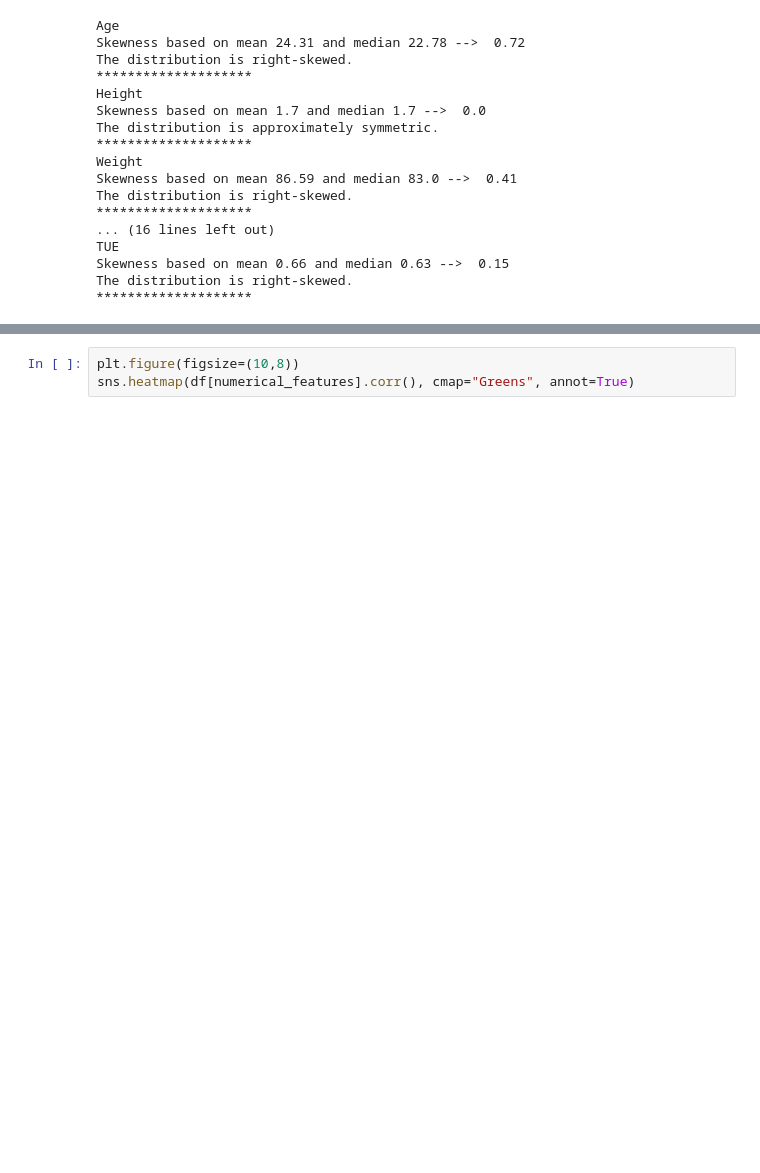
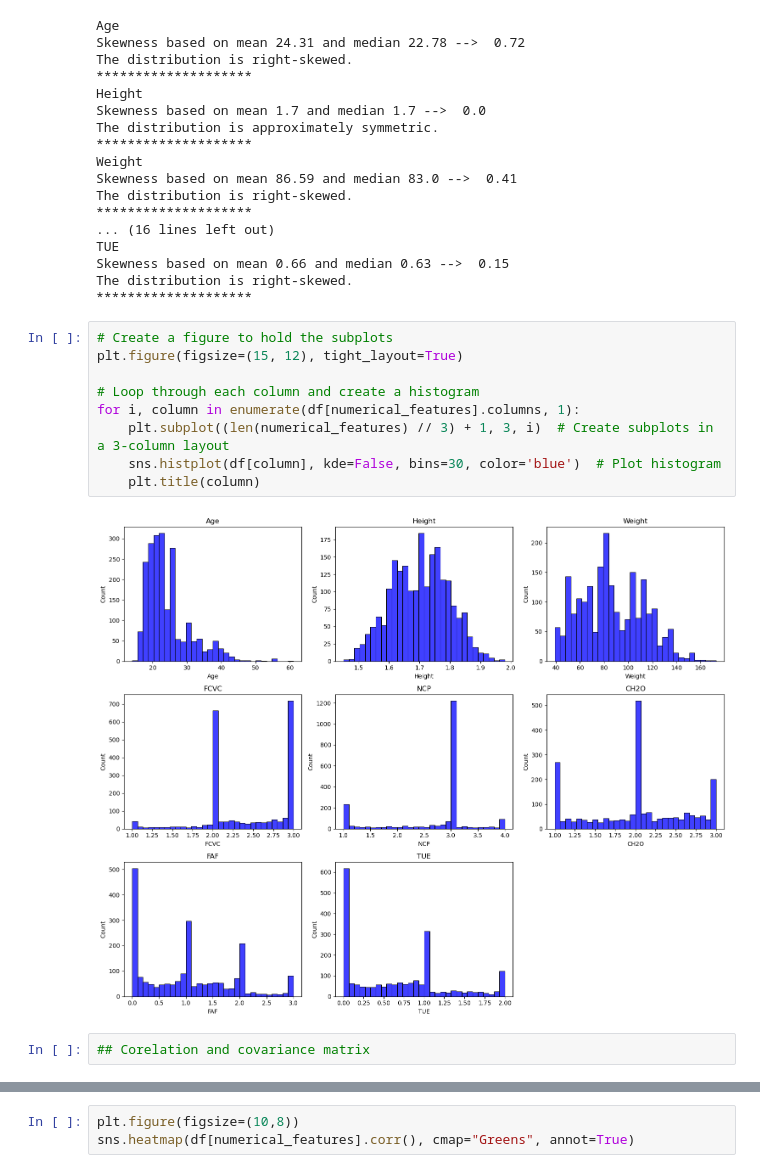
Before and after one commit to UpendraSinghRathore85/ML-Projects-Python, a Jupyter notebook: Supervised Algorithms/DAY 134 ML k Nearest Neighbors-1 Assignment.ipynb, the cells around one changed output, grey strips where cells are left out. Drawn from its saved outputs; the diff is of its cells as text; blank space fills up the shorter version.

```diff
--- a/Supervised Algorithms/DAY 134 ML k Nearest Neighbors-1 Assignment.ipynb
+++ b/Supervised Algorithms/DAY 134 ML k Nearest Neighbors-1 Assignment.ipynb
@@ -64,3 +96,16 @@ TUE
 Skewness based on mean 0.66 and median 0.63 -->  0.15
 The distribution is right-skewed.
 ********************
+# %%
+# Create a figure to hold the subplots
+plt.figure(figsize=(15, 12), tight_layout=True)
+
+# Loop through each column and create a histogram
+for i, column in enumerate(df[numerical_features].columns, 1):
+    plt.subplot((len(numerical_features) // 3) + 1, 3, i)  # Create subplots in a 3-column layout
+    sns.histplot(df[column], kde=False, bins=30, color='blue')  # Plot histogram
+    plt.title(column)
+# %% [output]
+[figure, added]
+# %%
+## Corelation and covariance matrix
```
Also changed, not shown: parts of 7 cells of this notebook, 2 other files.
